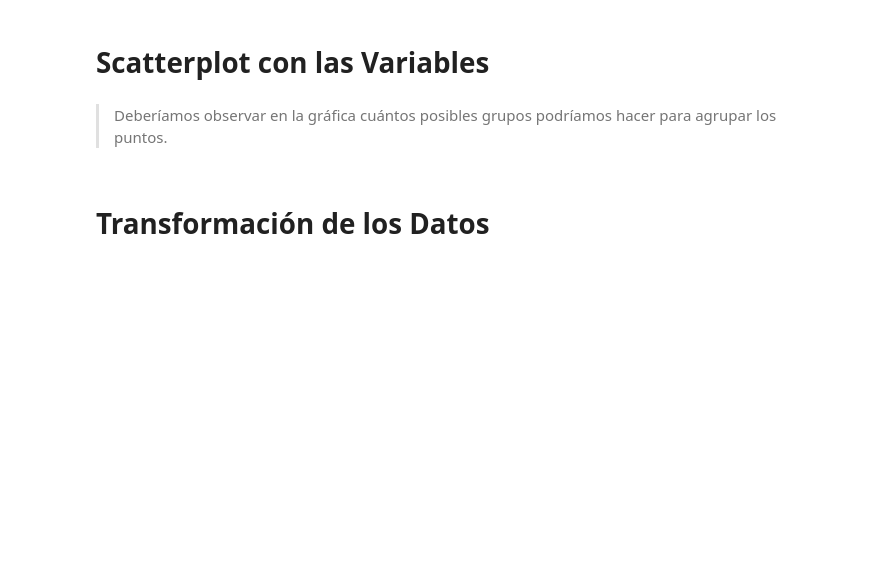
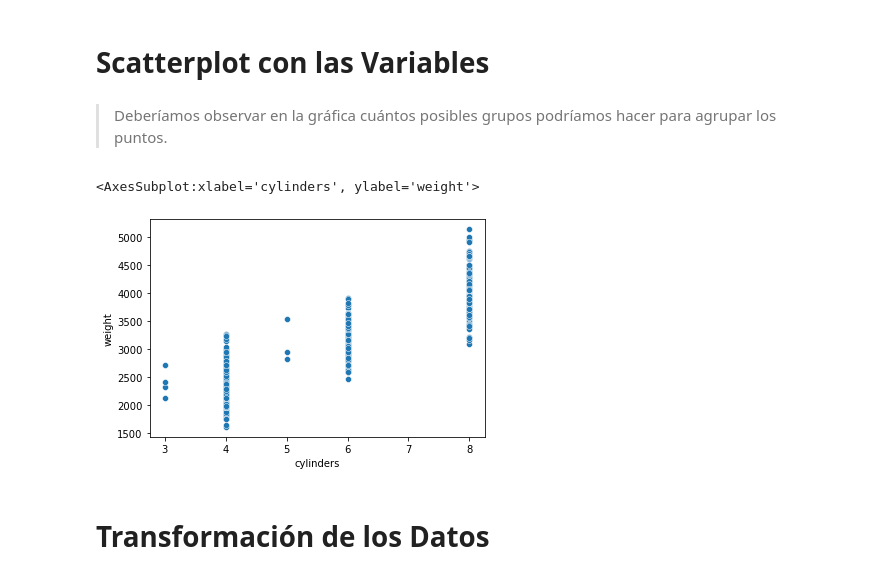
Before and after one commit to jaimee8/machine-learning-program, a Jupyter notebook: #09. Cluster Analysis con k-Means/08practice.ipynb, the cells around one changed output. Saved outputs shown, nothing was run; the diff lists cells and outputs as text; code cells hidden in the pictures; blank space fills up the shorter version.

````diff
--- a/#09. Cluster Analysis con k-Means/08practice.ipynb
+++ b/#09. Cluster Analysis con k-Means/08practice.ipynb
@@ -19,3 +19,9 @@ import seaborn as sns
 df = sns.load_dataset(name='mpg', index_col='name')
 df.sample(10)
 ```
+# %%
+import pandas as pd
+import seaborn as sns
+
+df = sns.load_dataset(name='mpg', index_col='name')
+df.sample(10)
@@ -27,6 +58,11 @@ df.sample(10)
 # Scatterplot con las Variables
 # %% [markdown]
 > Deberíamos observar en la gráfica cuántos posibles grupos podríamos hacer para agrupar los puntos.
+# %%
+sns.scatterplot(data = df ,x = 'cylinders', y = 'weight')
+# %% [output]
+<AxesSubplot:xlabel='cylinders', ylabel='weight'>
+[figure, added]
 # %% [markdown]
 # Transformación de los Datos
 # %% [markdown]
````
Also changed, not shown: parts of 17 cells of this notebook, 1 other file.
